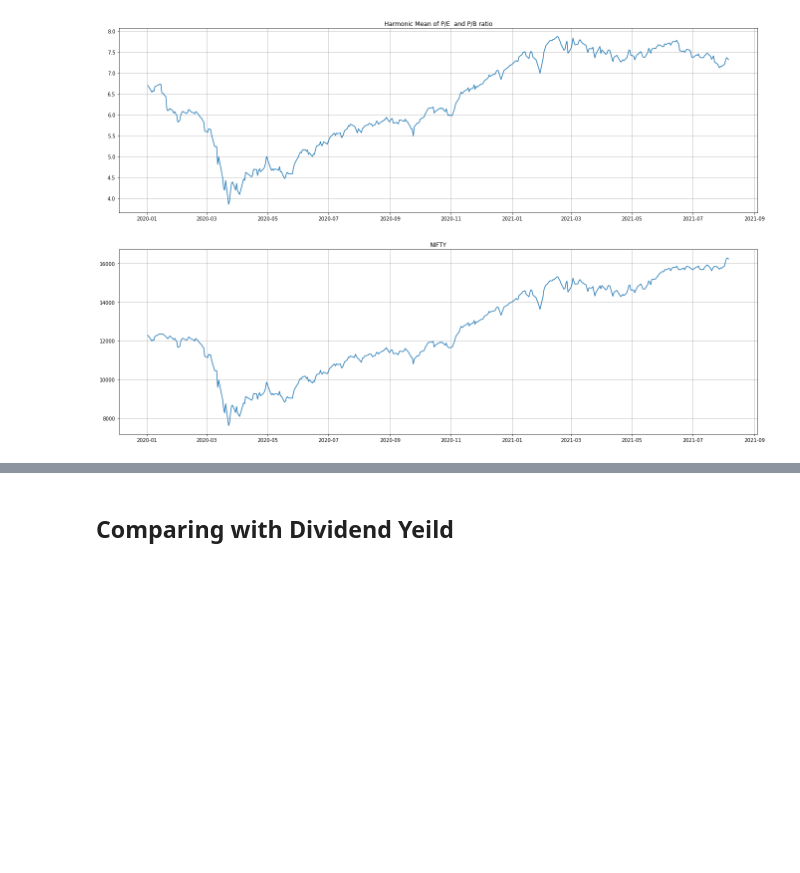
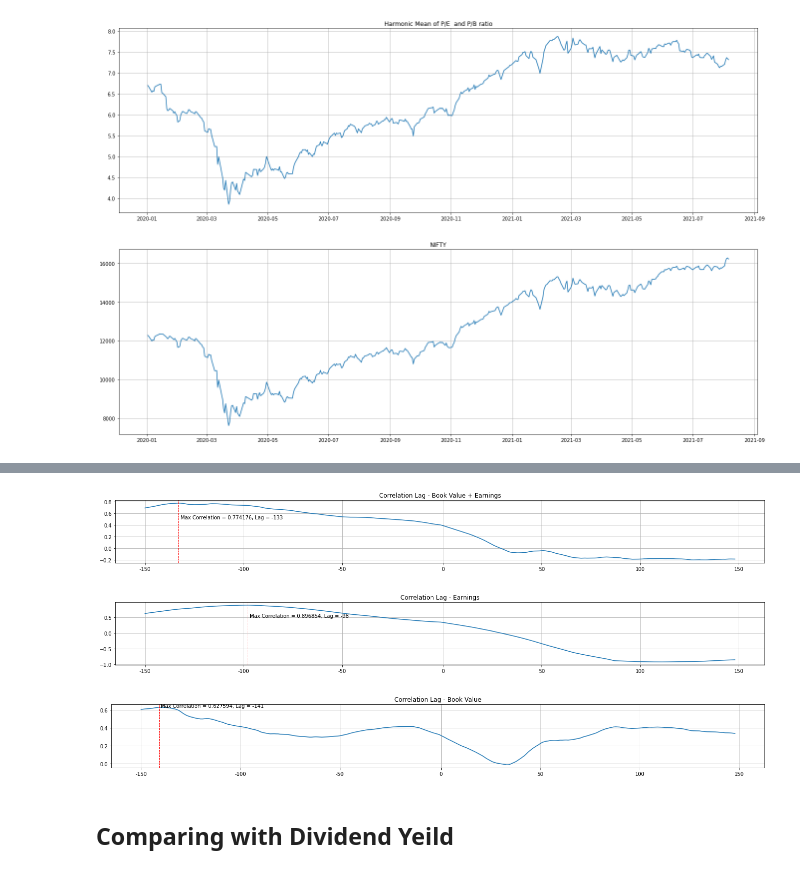
Before and after one commit to shayanrc/Mid-Covid-Market-Analysis, a Jupyter notebook: COVID NIFTY Analysis.ipynb, the cells around one changed output, grey strips where cells are left out. Cells and saved outputs as stored; diff of their text form; code cells hidden in the pictures; blank space fills up the shorter version.

```diff
--- a/COVID NIFTY Analysis.ipynb
+++ b/COVID NIFTY Analysis.ipynb
@@ -169,3 +257,58 @@ ax.grid()
+# %%
+rs = [lagged_crosscorr(nifty_df.Close, 1/(pe_df['PEB_Ratio']/nifty_df.Close), lag) for lag in range(-150,150)]
+# offset = np.floor(len(rs)/2)-np.argmax(rs)
+
+fig = plt.figure(figsize=(23,5))
+ax = fig.add_subplot(211)
+ax.plot(rs)
+ax.set_title('Correlation Lag - Book Value + Earnings')
+argmax_corr = np.argmax(rs)
+ax.grid()
+plt.axvline(x=argmax_corr, color='r', linewidth=1.0, linestyle='--')
+plt.text(argmax_corr+1,
+         0.5,
+         'Max Correlation = %f, Lag = %.f'%(rs[argmax_corr],argmax_corr-150),
+         rotation=0)
+ax.set_xticks([0, 50, 100, 151, 201, 251, 301])
+ax.set_xticklabels([-150, -100, -50, 0, 50, 100, 150]);
+
+rs = [lagged_crosscorr(nifty_df.Close, 1/(pe_df['P/E']/nifty_df.Close), lag) for lag in range(-150,150)]
+
+fig = plt.figure(figsize=(23,5))
+ax = fig.add_subplot(211)
+ax.plot(rs)
+ax.set_title('Correlation Lag - Earnings')
+argmax_corr = np.argmax(rs)
+ax.grid()
+plt.axvline(x=argmax_corr, color='r', linewidth=1.0, linestyle='--')
+plt.text(argmax_corr+1,
+         0.5,
+         'Max Correlation = %f, Lag = %.f'%(rs[argmax_corr],argmax_corr-150),
+         rotation=0)
+ax.set_xticks([0, 50, 100, 151, 201, 251, 301])
+ax.set_xticklabels([-150, -100, -50, 0, 50, 100, 150]);
+
+rs = [lagged_crosscorr(nifty_df.Close, 1/(pe_df['P/B']/nifty_df.Close), lag) for lag in range(-150,150)]
+
+fig = plt.figure(figsize=(23,5))
+ax = fig.add_subplot(211)
+ax.plot(rs)
+ax.set_title('Correlation Lag - Book Value')
+argmax_corr = np.argmax(rs)
+ax.grid()
+plt.axvline(x=argmax_corr, color='r', linewidth=1.0, linestyle='--')
+plt.text(argmax_corr+1,
+         rs[argmax_corr],
+         'Max Correlation = %f, Lag = %.f'%(rs[argmax_corr],argmax_corr-150),
+         rotation=0)
+argmin_corr = np.argmax(rs)
+
+ax.set_xticks([0, 50, 100, 151, 201, 251, 301])
+ax.set_xticklabels([-150, -100, -50, 0, 50, 100, 150]);
+# %% [output]
+[figure, added]
+[figure, added]
+[figure, added]
 # %% [markdown]
 ## Comparing with Dividend Yeild
 # %%
```
Also changed, not shown: parts of 10 cells of this notebook.
